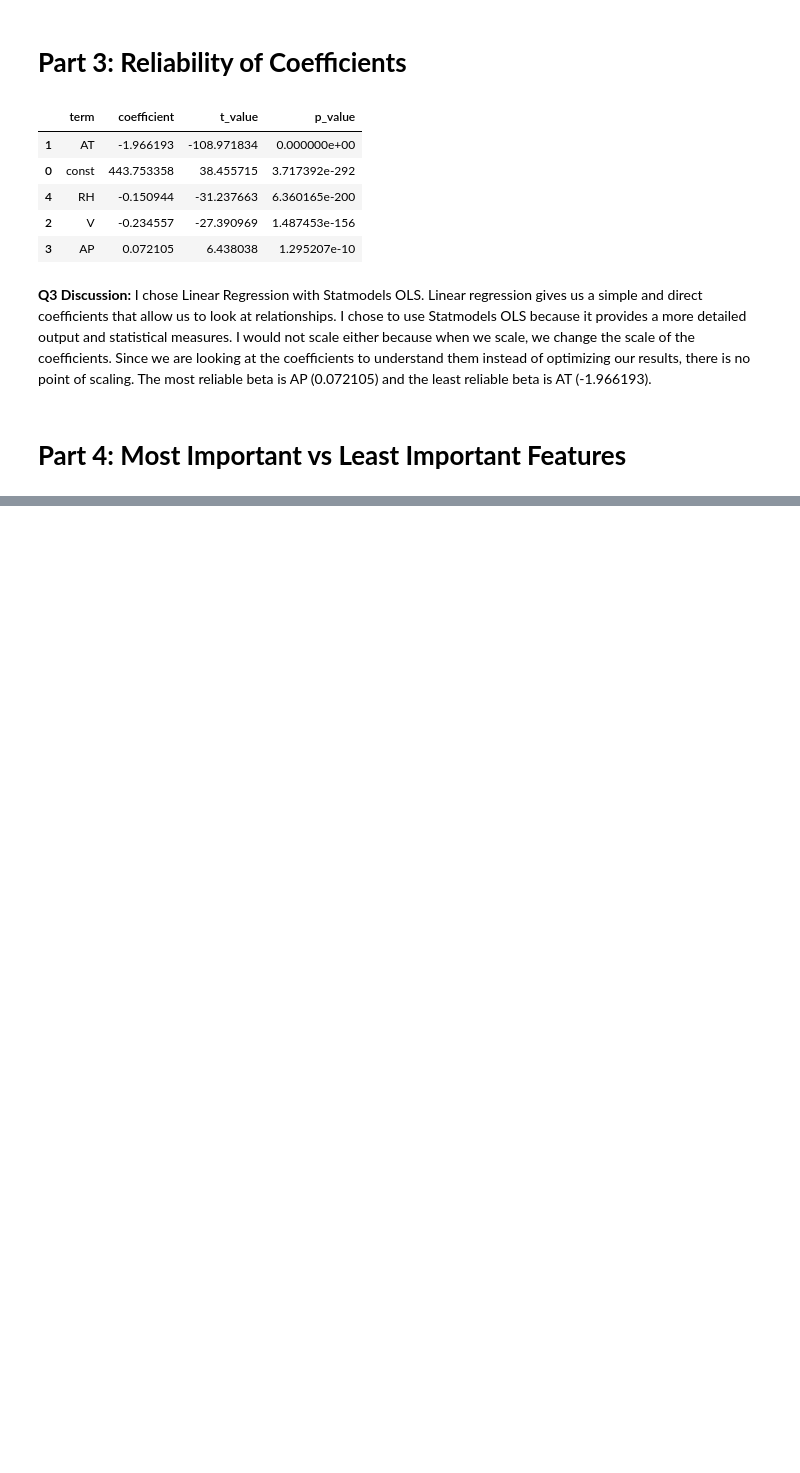
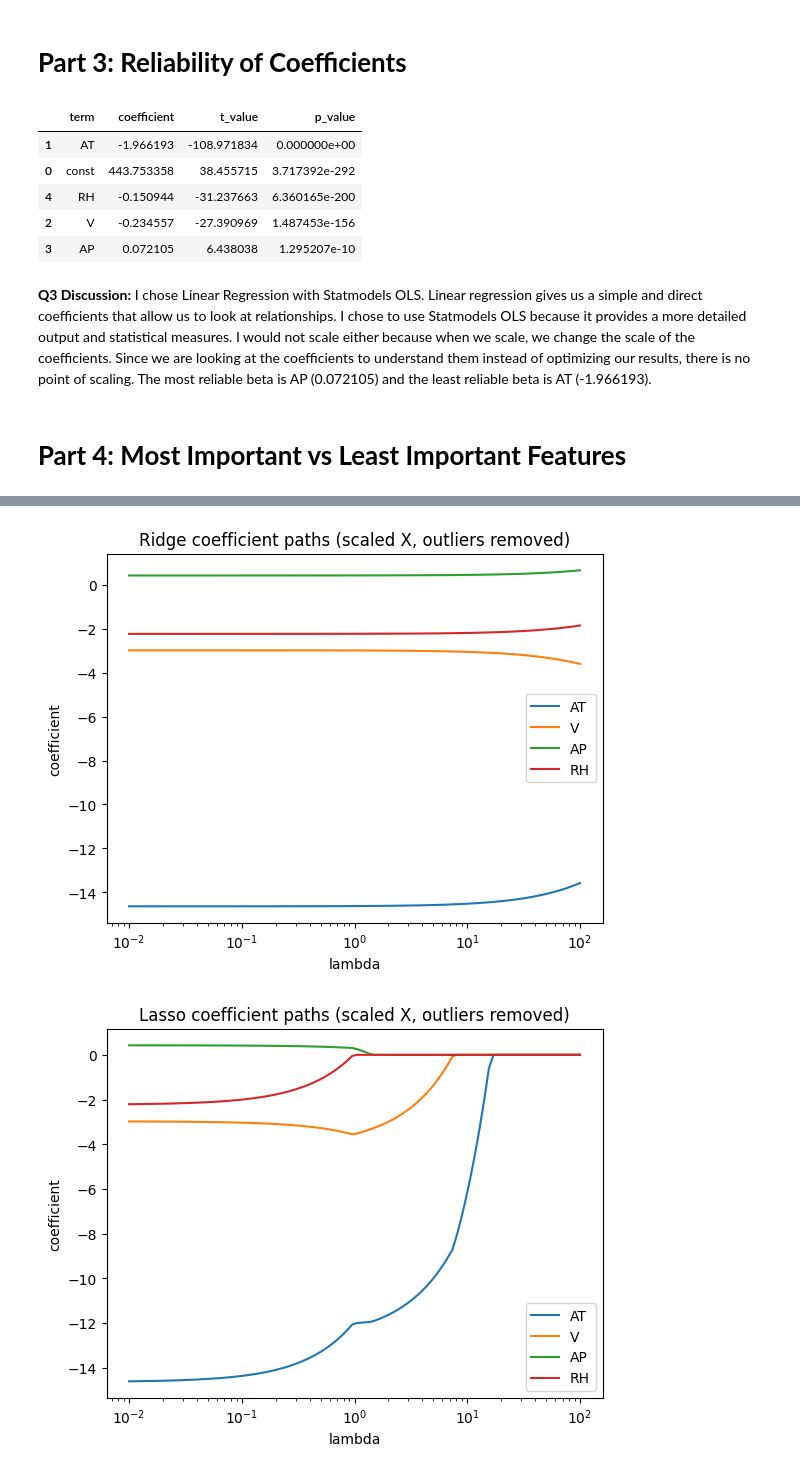
Before and after one commit to SZ330/EE344-Assignment-2, a Jupyter notebook: Assignment_2.ipynb, the cells around one changed output, grey strips where cells are left out. Saved outputs shown, nothing was run; the diff lists cells and outputs as text; code cells hidden in the pictures; blank space fills up the shorter version.

```diff
--- a/Assignment_2.ipynb
+++ b/Assignment_2.ipynb
@@ -443,0 +462,2 @@ Standardized coefficients:
+# %%
+lambda_grid_5 = np.logspace(-2, 2, 100)
@@ -443,0 +526,17 @@ Standardized coefficients:
+# %%
+def plot_coef_paths(df, feature_names, title):
+    plt.figure()
+    for j, name in enumerate(feature_names):
+        plt.plot(df["lambda"], df[f"coef_{j}"], label=name)
+    plt.xscale("log")
+    plt.xlabel("lambda")
+    plt.ylabel("coefficient")
+    plt.title(title)
+    plt.legend()
+    plt.show()
+
+plot_coef_paths(ridge_sc, feature_names_scaled, "Ridge coefficient paths (scaled X, outliers removed)")
+plot_coef_paths(lasso_sc, feature_names_scaled, "Lasso coefficient paths (scaled X, outliers removed)")
+# %% [output]
+[figure, added]
+[figure, added]
```
Also changed, not shown: parts of 9 cells of this notebook.
